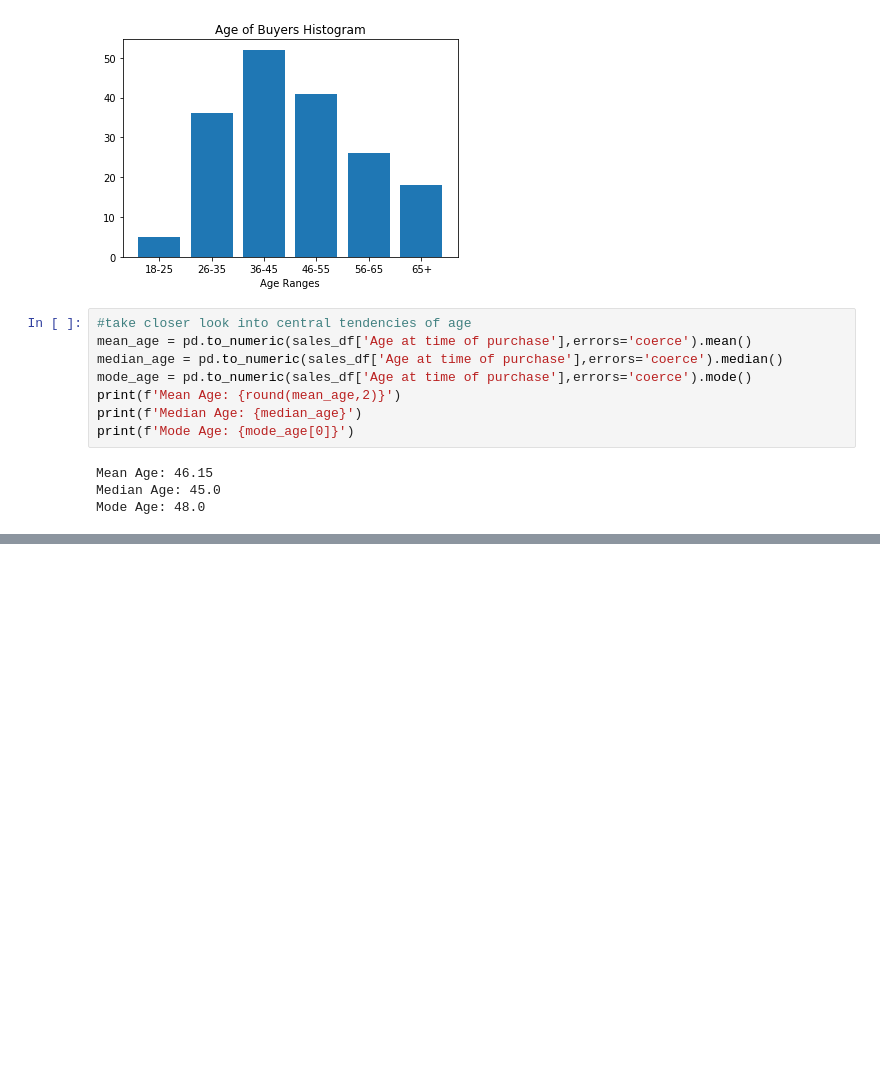
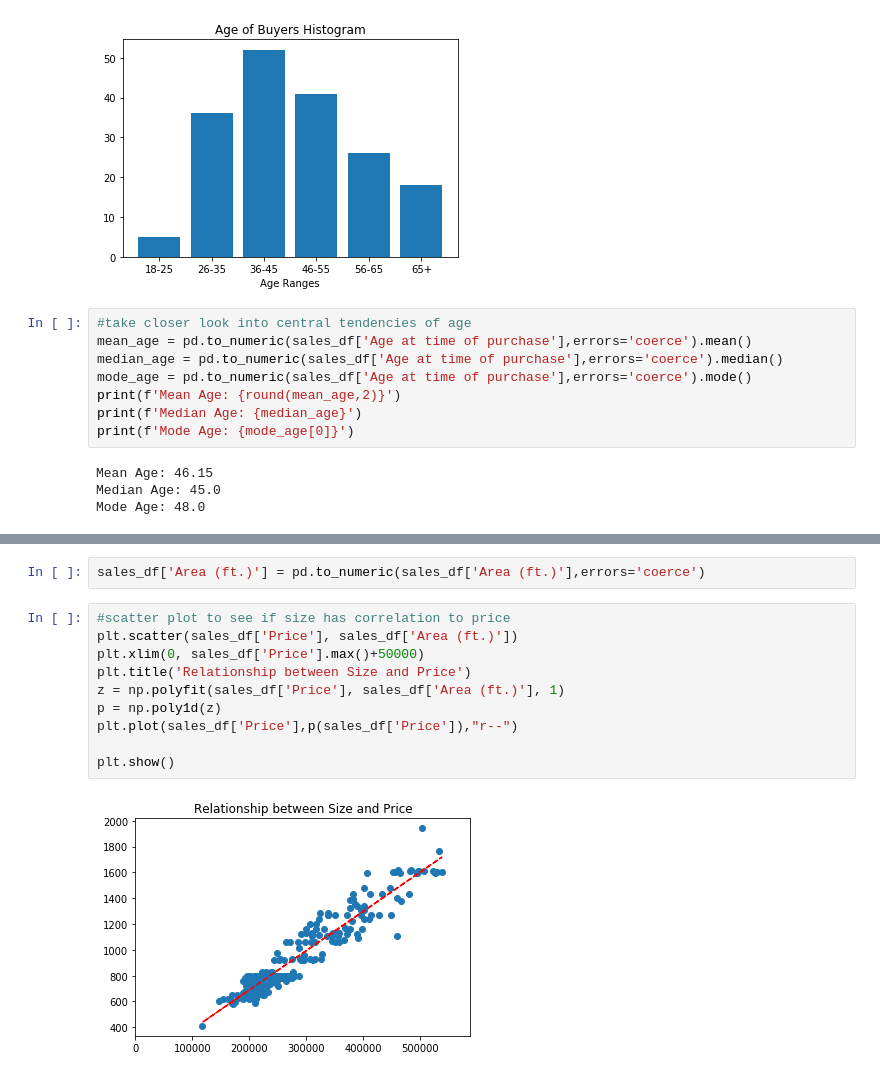
Before and after one commit to ramuir/Sales_Data, a Jupyter notebook: sales_data_analysis.ipynb, the cells around one changed output, grey strips where cells are left out. Drawn from its saved outputs; the diff is of its cells as text; blank space fills up the shorter version.

```diff
--- a/sales_data_analysis.ipynb
+++ b/sales_data_analysis.ipynb
@@ -161,0 +191,14 @@ Mode Age: 48.0
+# %%
+sales_df['Area (ft.)'] = pd.to_numeric(sales_df['Area (ft.)'],errors='coerce')
+# %%
+#scatter plot to see if size has correlation to price
+plt.scatter(sales_df['Price'], sales_df['Area (ft.)'])
+plt.xlim(0, sales_df['Price'].max()+50000)
+plt.title('Relationship between Size and Price')
+z = np.polyfit(sales_df['Price'], sales_df['Area (ft.)'], 1)
+p = np.poly1d(z)
+plt.plot(sales_df['Price'],p(sales_df['Price']),"r--")
+
+plt.show()
+# %% [output]
+[figure, added]
```
Also changed, not shown: parts of 5 cells of this notebook.
